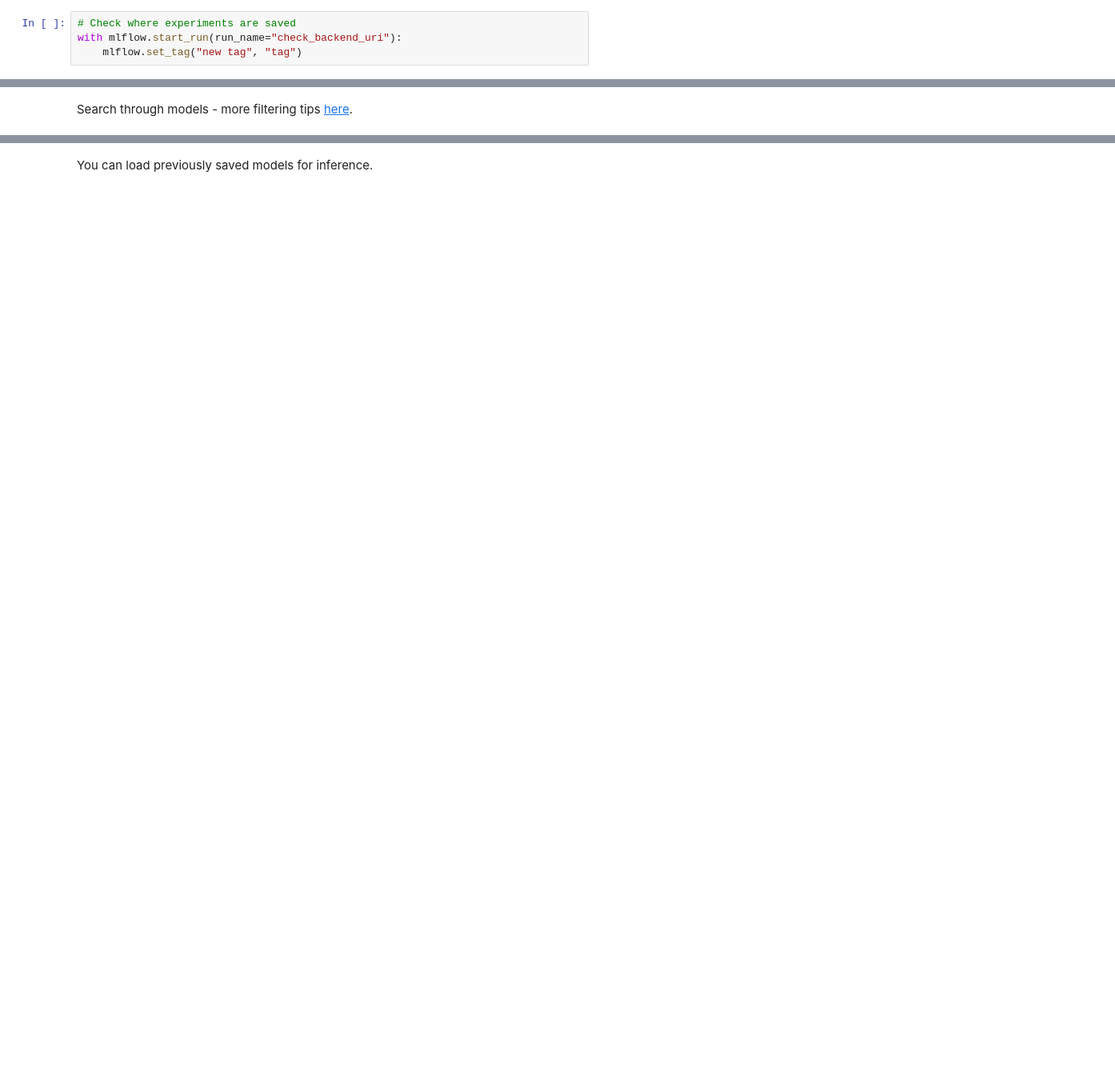
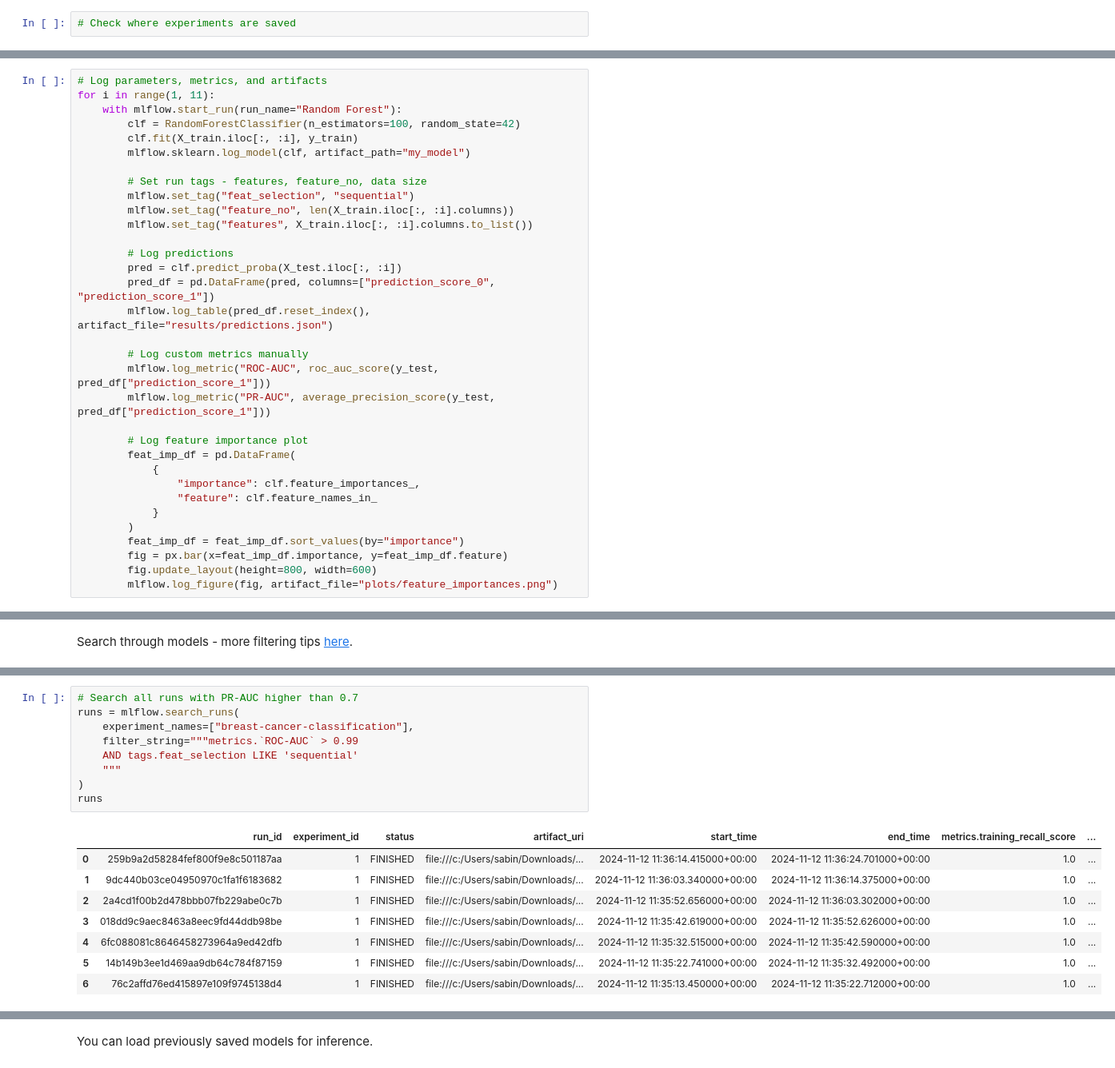
Before and after one commit to TheLazyCactus/ironhack-v4-data-lessons, a Jupyter notebook: cohorts/12_nov_24_sgf/10_extraweek/D3_MLFlow.ipynb, the cells around one changed output, grey strips where cells are left out. Shown at 80% size. Drawn from its saved outputs; the diff is of its cells as text; blank space fills up the shorter version.

```diff
--- a/cohorts/12_nov_24_sgf/10_extraweek/D3_MLFlow.ipynb
+++ b/cohorts/12_nov_24_sgf/10_extraweek/D3_MLFlow.ipynb
@@ -165,7 +292,5 @@ To configure MLFlow to use a SQLite backend:
 #    --default-artifact-root ./mlruns
 # %%
 # Check where experiments are saved
-with mlflow.start_run(run_name="check_backend_uri"):
-    mlflow.set_tag("new tag", "tag")
 # %%
 # Set tracking uri
@@ -173,0 +302,33 @@ with mlflow.start_run(run_name="check_backend_uri"):
+# %%
+# Log parameters, metrics, and artifacts
+for i in range(1, 11):
+    with mlflow.start_run(run_name="Random Forest"):
+        clf = RandomForestClassifier(n_estimators=100, random_state=42)
+        clf.fit(X_train.iloc[:, :i], y_train)
+        mlflow.sklearn.log_model(clf, artifact_path="my_model")
+
+        # Set run tags - features, feature_no, data size
+        mlflow.set_tag("feat_selection", "sequential")
+        mlflow.set_tag("feature_no", len(X_train.iloc[:, :i].columns))
+        mlflow.set_tag("features", X_train.iloc[:, :i].columns.to_list())
+
+        # Log predictions
+        pred = clf.predict_proba(X_test.iloc[:, :i])
+        pred_df = pd.DataFrame(pred, columns=["prediction_score_0", "prediction_score_1"])
+        mlflow.log_table(pred_df.reset_index(), artifact_file="results/predictions.json")
+
+        # Log custom metrics manually
+        mlflow.log_metric("ROC-AUC", roc_auc_score(y_test, pred_df["prediction_score_1"]))
+        mlflow.log_metric("PR-AUC", average_precision_score(y_test, pred_df["prediction_score_1"]))
+
+        # Log feature importance plot
+        feat_imp_df = pd.DataFrame(
+            {
+                "importance": clf.feature_importances_,
+                "feature": clf.feature_names_in_
+            }
+        )
+        feat_imp_df = feat_imp_df.sort_values(by="importance")
+        fig = px.bar(x=feat_imp_df.importance, y=feat_imp_df.feature)
+        fig.update_layout(height=800, width=600)
+        mlflow.log_figure(fig, artifact_file="plots/feature_importances.png")
@@ -187,0 +352,18 @@ runs.head()
+# %%
+# Search all runs with PR-AUC higher than 0.7
+runs = mlflow.search_runs(
+    experiment_names=["breast-cancer-classification"],
+    filter_string="""metrics.`ROC-AUC` > 0.99
+    AND tags.feat_selection LIKE 'sequential'
+    """
+)
+runs
+# %% [output]
+|  | run_id | experiment_id | status | artifact_uri | start_time | end_time | metrics.training_recall_score | ... |
+| 0 | 259b9a2d58284fef800f9e8c501187aa | 1 | FINISHED | file:///c:/Users/sabin/Downloads/... | 2024-11-12 11:36:14.415000+00:00 | 2024-11-12 11:36:24.701000+00:00 | 1.0 | ... |
+| 1 | 9dc440b03ce04950970c1fa1f6183682 | 1 | FINISHED | file:///c:/Users/sabin/Downloads/... | 2024-11-12 11:36:03.340000+00:00 | 2024-11-12 11:36:14.375000+00:00 | 1.0 | ... |
+| 2 | 2a4cd1f00b2d478bbb07fb229abe0c7b | 1 | FINISHED | file:///c:/Users/sabin/Downloads/... | 2024-11-12 11:35:52.656000+00:00 | 2024-11-12 11:36:03.302000+00:00 | 1.0 | ... |
+| 3 | 018dd9c9aec8463a8eec9fd44ddb98be | 1 | FINISHED | file:///c:/Users/sabin/Downloads/... | 2024-11-12 11:35:42.619000+00:00 | 2024-11-12 11:35:52.626000+00:00 | 1.0 | ... |
+| 4 | 6fc088081c8646458273964a9ed42dfb | 1 | FINISHED | file:///c:/Users/sabin/Downloads/... | 2024-11-12 11:35:32.515000+00:00 | 2024-11-12 11:35:42.590000+00:00 | 1.0 | ... |
+| 5 | 14b149b3ee1d469aa9db64c784f87159 | 1 | FINISHED | file:///c:/Users/sabin/Downloads/... | 2024-11-12 11:35:22.741000+00:00 | 2024-11-12 11:35:32.492000+00:00 | 1.0 | ... |
+| 6 | 76c2affd76ed415897e109f9745138d4 | 1 | FINISHED | file:///c:/Users/sabin/Downloads/... | 2024-11-12 11:35:13.450000+00:00 | 2024-11-12 11:35:22.712000+00:00 | 1.0 | ... |
```
Also changed, not shown: parts of 32 cells of this notebook.
